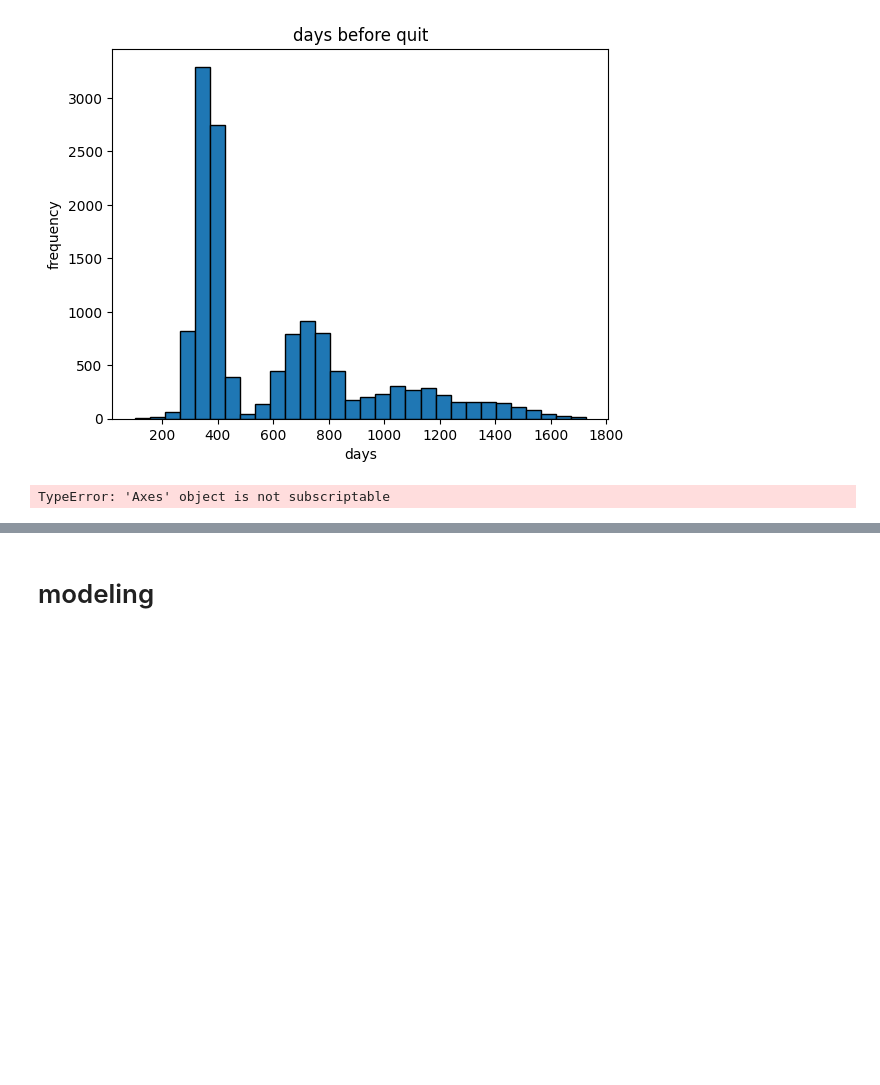
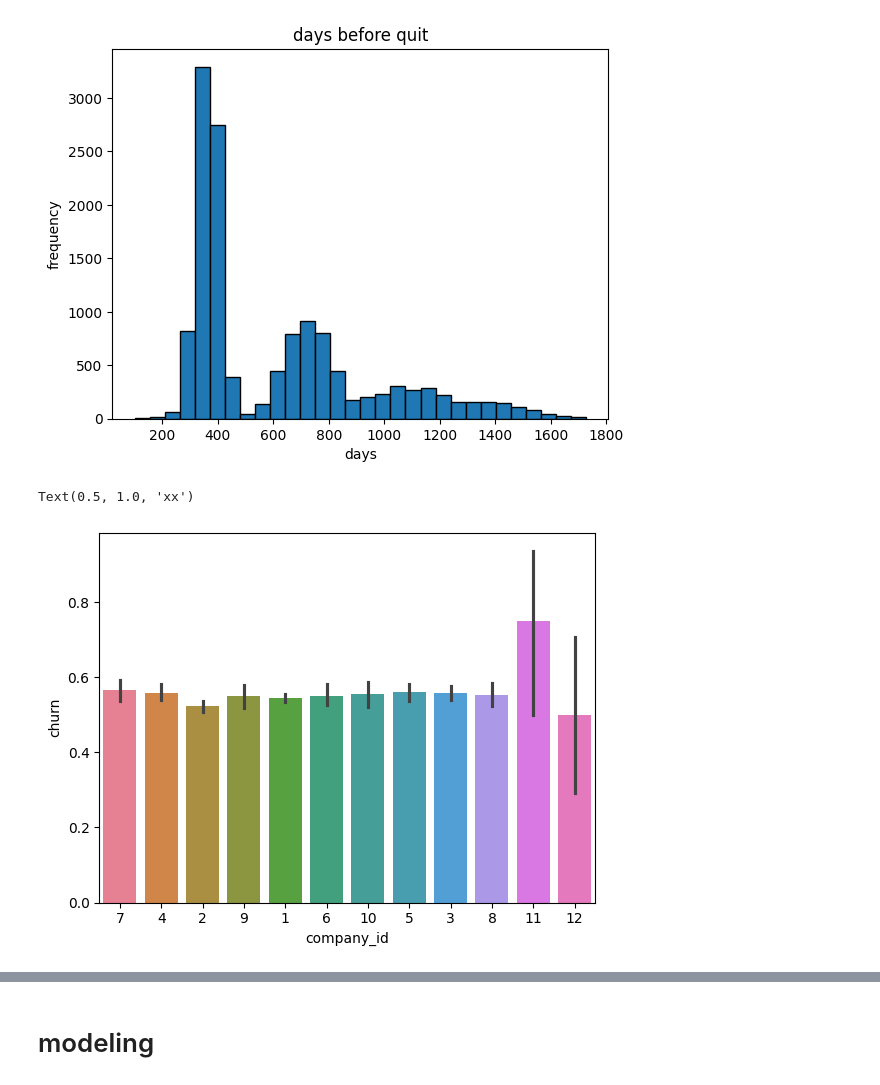
Before and after one commit to cwang0205/Data-science-take-home, a Jupyter notebook: 3. Employee Retention.ipynb, the cells around one changed output, grey strips where cells are left out. Drawn from its saved outputs; the diff is of its cells as text; code cells hidden in the pictures; blank space fills up the shorter version.

```diff
--- a/3. Employee Retention.ipynb
+++ b/3. Employee Retention.ipynb
@@ -149,10 +149,11 @@ plt.show()
 # %% [output]
 [figure]
 # %%
-sns.barplot(x="country",y="converted",hue="country",data=data,ax=ax[1])
-ax[1].set_title("mean conversion rate by country", fontsize=16)
+sns.barplot(x="company_id",y="churn",hue="company_id",data=data)
+ax.set_title("xx", fontsize=16)
 # %% [output]
-TypeError: 'Axes' object is not subscriptable
+Text(0.5, 1.0, 'xx')
+[figure, added]
 # %%
 #quit month
 #sns method
```
Also changed, not shown: parts of 8 cells of this notebook.
